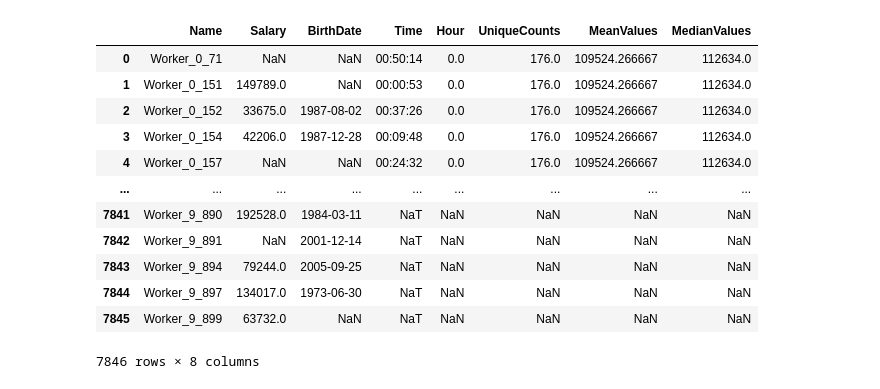
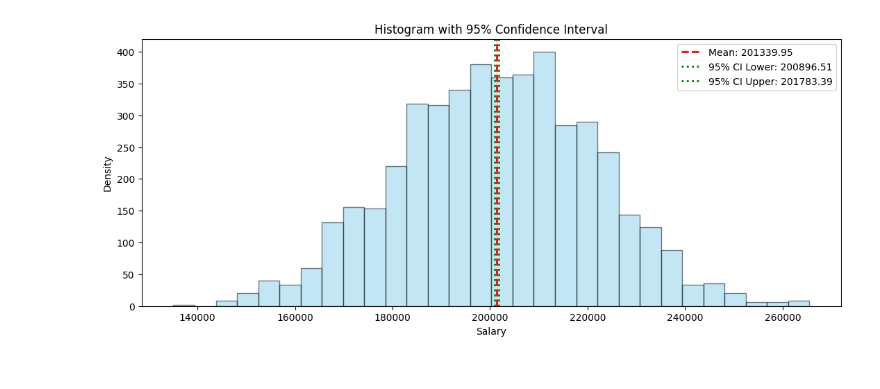
Before and after one commit to Alexandr1123212545/test_task_v1, a Jupyter notebook: main.ipynb, the cells around one changed output. Drawn from its saved outputs; the diff is of its cells as text; code cells hidden in the pictures.

Commit message:
create graph and histogram

```diff
--- a/main.ipynb
+++ b/main.ipynb
@@ -67,20 +64,41 @@ metrics
 # %%
-# metrics
-# df.head()
-
+metrics = metrics_calculation(df)
 merged_data_frame = pd.merge(df, metrics, on='Hour', how='outer')
-merged_data_frame
-# %% [output]
-|  | Name | Salary | BirthDate | Time | Hour | UniqueCounts | MeanValues | MedianValues |
-| 0 | Worker_0_71 | NaN | NaN | 00:50:14 | 0.0 | 176.0 | 109524.266667 | 112634.0 |
-| 1 | Worker_0_151 | 149789.0 | NaN | 00:00:53 | 0.0 | 176.0 | 109524.266667 | 112634.0 |
-| 2 | Worker_0_152 | 33675.0 | 1987-08-02 | 00:37:26 | 0.0 | 176.0 | 109524.266667 | 112634.0 |
-| 3 | Worker_0_154 | 42206.0 | 1987-12-28 | 00:09:48 | 0.0 | 176.0 | 109524.266667 | 112634.0 |
-| 4 | Worker_0_157 | NaN | NaN | 00:24:32 | 0.0 | 176.0 | 109524.266667 | 112634.0 |
-| ... | ... | ... | ... | ... | ... | ... | ... | ... |
-| 7841 | Worker_9_890 | 192528.0 | 1984-03-11 | NaT | NaN | NaN | NaN | NaN |
-| 7842 | Worker_9_891 | NaN | 2001-12-14 | NaT | NaN | NaN | NaN | NaN |
-| 7843 | Worker_9_894 | 79244.0 | 2005-09-25 | NaT | NaN | NaN | NaN | NaN |
-| 7844 | Worker_9_897 | 134017.0 | 1973-06-30 | NaT | NaN | NaN | NaN | NaN |
-| 7845 | Worker_9_899 | 63732.0 | NaN | NaT | NaN | NaN | NaN | NaN |
-7846 rows × 8 columns
+# %%
+'''
+Having a large sample and normal distribution of data,
+I calculated a confidence interval based on the sample - I used the z-distribution.
+'''
+
+import matplotlib.pyplot as plt
+import numpy as np
+from scipy import stats
+
+sample = df['Salary']
+
+# calculate mean and standart deviation
+mean = np.mean(sample)
+std_dev = np.std(sample, ddof=1)
+n = len(sample)
+
+# calculate of 95% confidience interval
+confidience_level = 0.95
+Z = stats.norm.ppf((1 + confidience_level)/2)
+
+# formula for confidience interval
+margin_of_error = Z * (std_dev / np.sqrt(n))
+confidience_interval = (mean - margin_of_error, mean + margin_of_error)
+
+plt.figure(figsize=(13, 5))
+
+plt.hist(sample, bins=30, color='skyblue', alpha=0.5, edgecolor='black')
+plt.axvline(mean, color='red', linestyle='dashed', linewidth=2, label=f'Mean: {mean:.2f}')
+plt.axvline(confidience_interval[0], color='green', linestyle='dotted', linewidth=2, label=f'95% CI Lower: {confidience_interval[0]:.2f}')
+plt.axvline(confidience_interval[1], color='green', linestyle='dotted', linewidth=2, label=f'95% CI Upper: {confidience_interval[1]:.2f}')
+plt.title('Histogram with 95% Confidence Interval')
+plt.xlabel('Salary')
+plt.ylabel('Density')
+plt.legend()
+plt.show()
+# %% [output]
+[figure, added]
```
Also changed, not shown: parts of 2 cells of this notebook, 1 other file.
